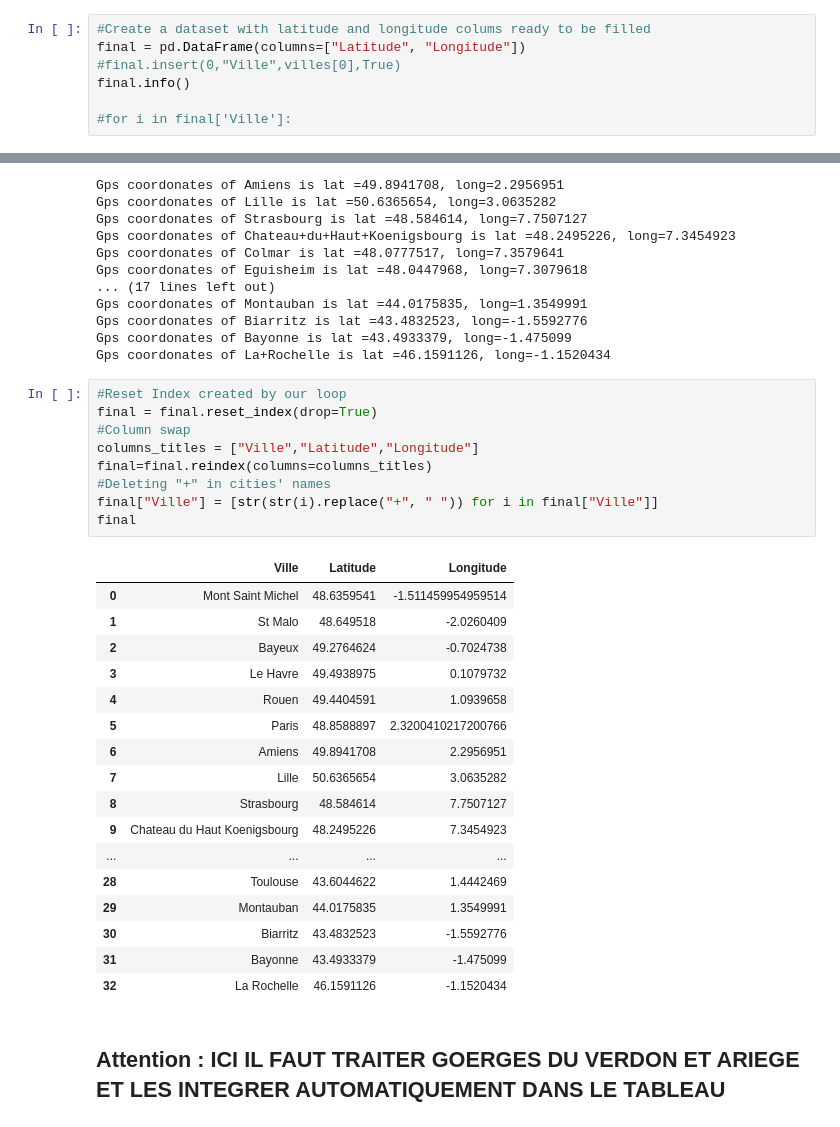
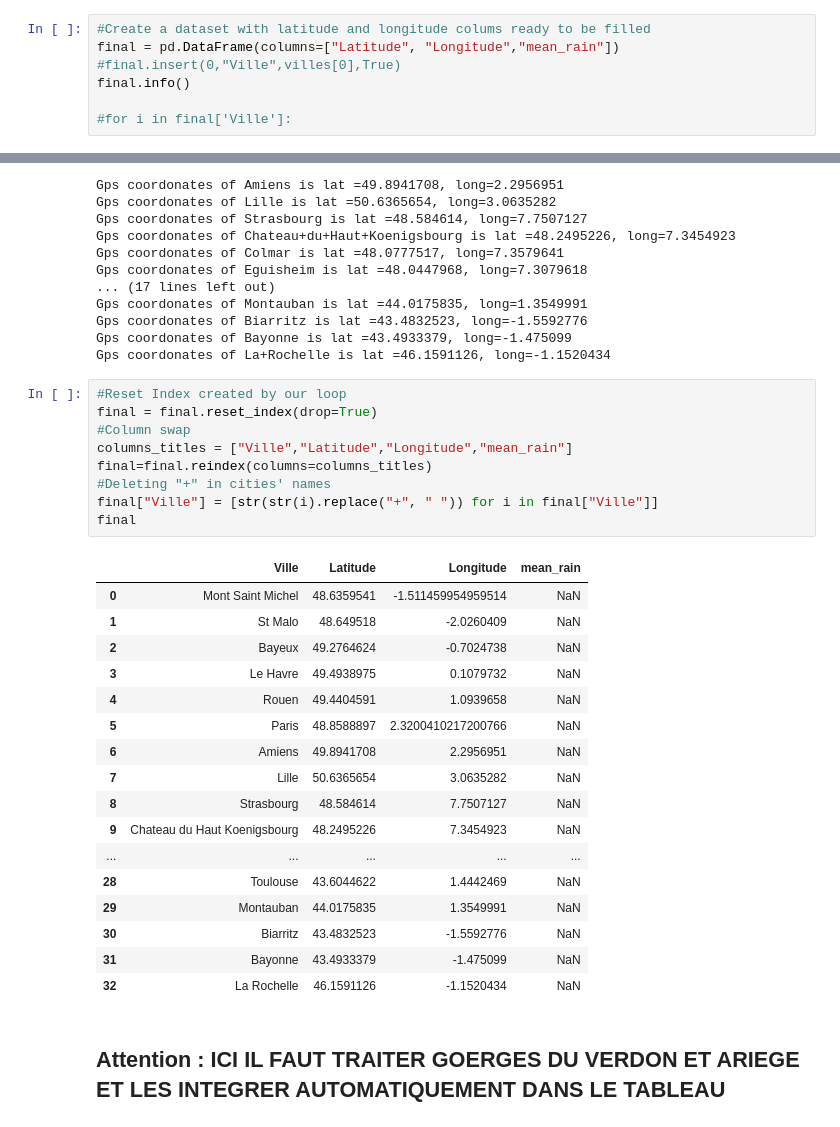
Before and after one commit to cgbezo/projet_02_kayak, a Jupyter notebook: projet_02_kayak.ipynb, the cells around one changed output, grey strips where cells are left out. Saved outputs shown, nothing was run; the diff lists cells and outputs as text.

Commit message:
Merge idea dropped//insertion of rain means direclty on the main dataset

```diff
--- a/projet_02_kayak.ipynb
+++ b/projet_02_kayak.ipynb
@@ -78,7 +78,7 @@ dtypes: object(1)
 memory usage: 392.0+ bytes
 # %%
 #Create a dataset with latitude and longitude colums ready to be filled
-final = pd.DataFrame(columns=["Latitude", "Longitude"])
+final = pd.DataFrame(columns=["Latitude", "Longitude","mean_rain"])
 #final.insert(0,"Ville",villes[0],True)
 final.info()
 
@@ -128,30 +129,30 @@ Gps coordonates of La+Rochelle is lat =46.1591126, long=-1.1520434
 # %%
 #Reset Index created by our loop
 final = final.reset_index(drop=True)
 #Column swap
-columns_titles = ["Ville","Latitude","Longitude"]
+columns_titles = ["Ville","Latitude","Longitude","mean_rain"]
 final=final.reindex(columns=columns_titles)
 #Deleting "+" in cities' names
 final["Ville"] = [str(str(i).replace("+", " ")) for i in final["Ville"]]
 final
 # %% [output]
-|  | Ville | Latitude | Longitude |
-| 0 | Mont Saint Michel | 48.6359541 | -1.511459954959514 |
-| 1 | St Malo | 48.649518 | -2.0260409 |
-| 2 | Bayeux | 49.2764624 | -0.7024738 |
-| 3 | Le Havre | 49.4938975 | 0.1079732 |
-| 4 | Rouen | 49.4404591 | 1.0939658 |
-| 5 | Paris | 48.8588897 | 2.3200410217200766 |
-| 6 | Amiens | 49.8941708 | 2.2956951 |
-| 7 | Lille | 50.6365654 | 3.0635282 |
-| 8 | Strasbourg | 48.584614 | 7.7507127 |
-| 9 | Chateau du Haut Koenigsbourg | 48.2495226 | 7.3454923 |
-| ... | ... | ... | ... |
-| 28 | Toulouse | 43.6044622 | 1.4442469 |
-| 29 | Montauban | 44.0175835 | 1.3549991 |
-| 30 | Biarritz | 43.4832523 | -1.5592776 |
-| 31 | Bayonne | 43.4933379 | -1.475099 |
-| 32 | La Rochelle | 46.1591126 | -1.1520434 |
+|  | Ville | Latitude | Longitude | mean_rain |
+| 0 | Mont Saint Michel | 48.6359541 | -1.511459954959514 | NaN |
+| 1 | St Malo | 48.649518 | -2.0260409 | NaN |
+| 2 | Bayeux | 49.2764624 | -0.7024738 | NaN |
+| 3 | Le Havre | 49.4938975 | 0.1079732 | NaN |
+| 4 | Rouen | 49.4404591 | 1.0939658 | NaN |
+| 5 | Paris | 48.8588897 | 2.3200410217200766 | NaN |
+| 6 | Amiens | 49.8941708 | 2.2956951 | NaN |
+| 7 | Lille | 50.6365654 | 3.0635282 | NaN |
+| 8 | Strasbourg | 48.584614 | 7.7507127 | NaN |
+| 9 | Chateau du Haut Koenigsbourg | 48.2495226 | 7.3454923 | NaN |
+| ... | ... | ... | ... | ... |
+| 28 | Toulouse | 43.6044622 | 1.4442469 | NaN |
+| 29 | Montauban | 44.0175835 | 1.3549991 | NaN |
+| 30 | Biarritz | 43.4832523 | -1.5592776 | NaN |
+| 31 | Bayonne | 43.4933379 | -1.475099 | NaN |
+| 32 | La Rochelle | 46.1591126 | -1.1520434 | NaN |
 # %% [markdown]
 ## Attention : ICI IL FAUT TRAITER GOERGES DU VERDON ET ARIEGE ET LES INTEGRER AUTOMATIQUEMENT DANS LE TABLEAU
 # %%
```
Also changed, not shown: parts of 9 cells of this notebook.
